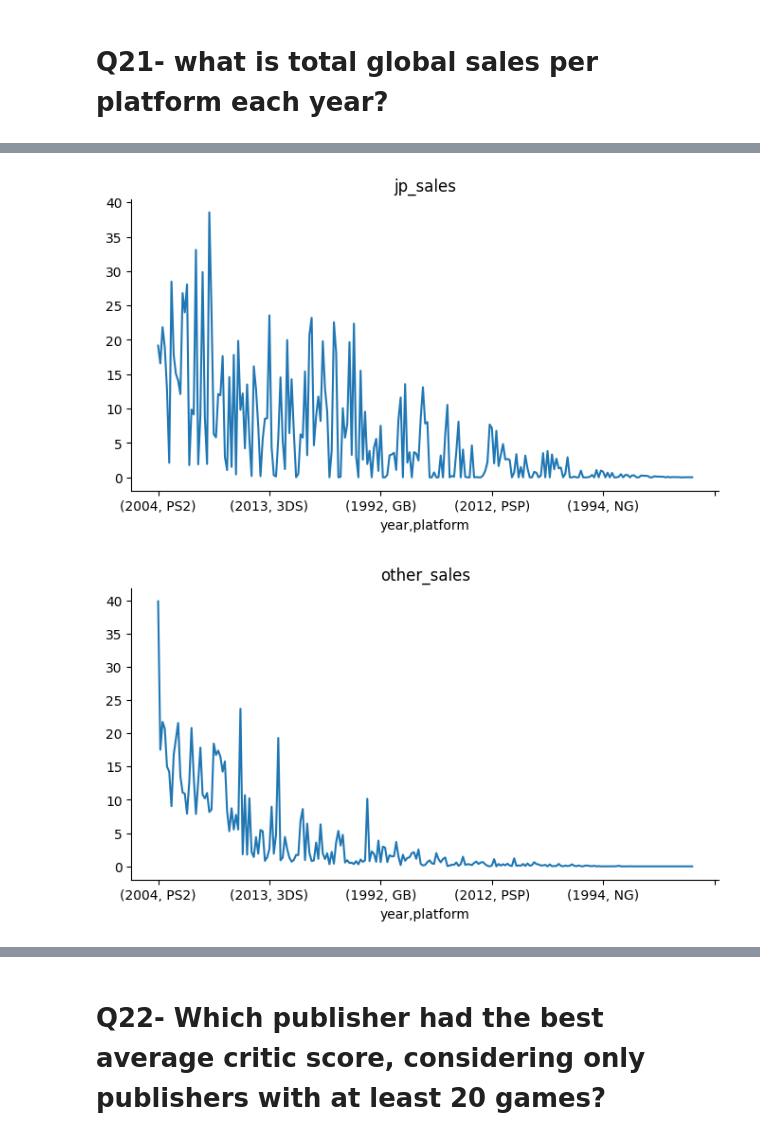
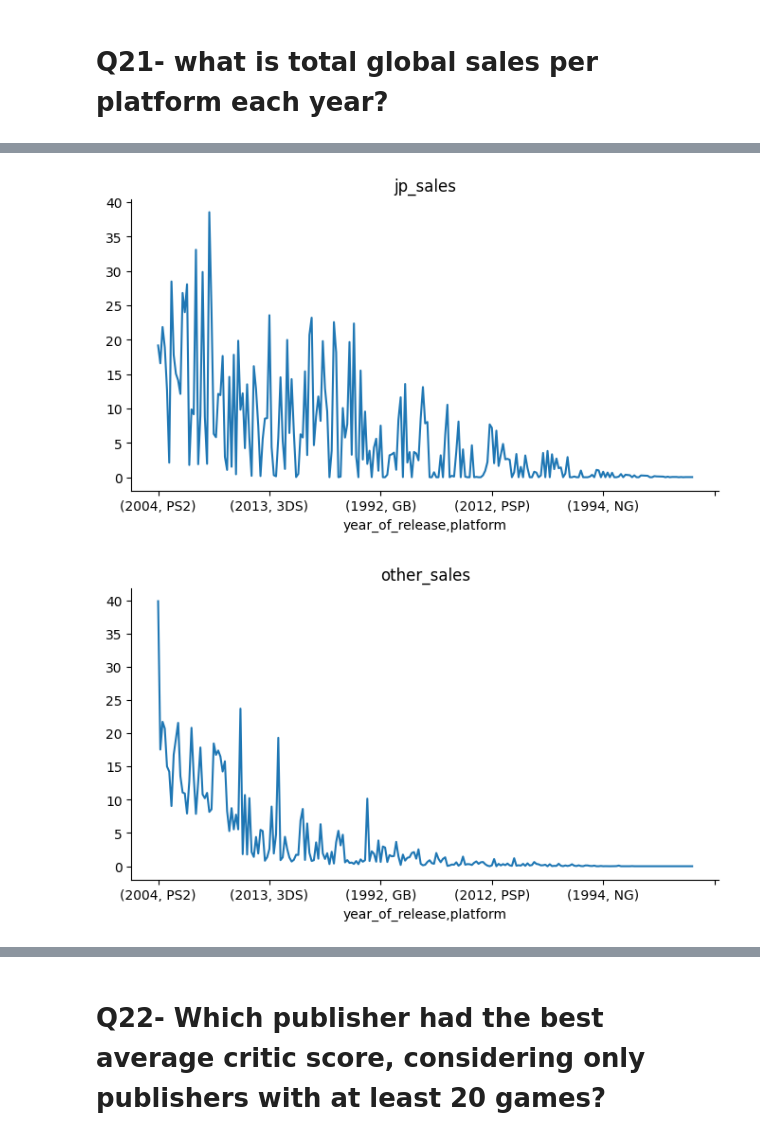
Before and after one commit to Youssef-FahmyEG/Video-Games, a Jupyter notebook: Project_V2.ipynb, the cells around one changed output, grey strips where cells are left out. Drawn from its saved outputs; the diff is of its cells as text; code cells hidden in the pictures.

```diff
--- a/Project_V2.ipynb
+++ b/Project_V2.ipynb
@@ -209,6 +180,4 @@ dtypes: float64(8), int64(1), object(4)
 memory usage: 1.8+ MB
-# %%
-df["year_of_release"] = pd.to_datetime(df["year_of_release"]) # Change dtype to datetime
 # %%
 sales_yearly = df.groupby("year_of_release")["global_sales"].sum()
 plt.plot(sales_yearly.index, sales_yearly.values, color = "black" , marker = "o", markerfacecolor = "red")
@@ -248,7 +190,3 @@ df.duplicated().sum() # Check for duplicates
-# %%
-df['year']= df['year_of_release'].dt.year # create year column
-# %%
-df['month']=df['year_of_release'].dt.month # create  month column
 # %% [markdown]
 ## Statistical Summary
 # %%
@@ -523,6 +451,7 @@ dtype: float64
 # %% [markdown]
 # Q21- what is total global sales per platform each year?
 # %%
-df.groupby(['year','platform'])[['global_sales','eu_sales','other_sales','jp_sales','na_sales']].sum().sort_values(by='global_sales',ascending=False)
+group = df.groupby(["year_of_release", "platform"])[["global_sales","eu_sales","other_sales","jp_sales","na_sales"]].sum().sort_values(by = "global_sales",ascending = False)
+group
 # %% [output]
 |  |  | global_sales | eu_sales | other_sales | jp_sales | na_sales |
@@ -569,12 +513,10 @@ plt.gca().spines[['top', 'right',]].set_visible(False)
 # %%
-from matplotlib import pyplot as plt
-_df_11['jp_sales'].plot(kind='line', figsize=(8, 4), title='jp_sales')
+group['jp_sales'].plot(kind='line', figsize=(8, 4), title='jp_sales')
 plt.gca().spines[['top', 'right']].set_visible(False)
 # %% [output]
-[figure, old version]
+[figure, new version]
 # %%
-from matplotlib import pyplot as plt
-_df_10['other_sales'].plot(kind='line', figsize=(8, 4), title='other_sales')
+group['other_sales'].plot(kind='line', figsize=(8, 4), title='other_sales')
 plt.gca().spines[['top', 'right']].set_visible(False)
 # %% [output]
-[figure, old version]
+[figure, new version]
```
Also changed, not shown: parts of 23 cells of this notebook.
